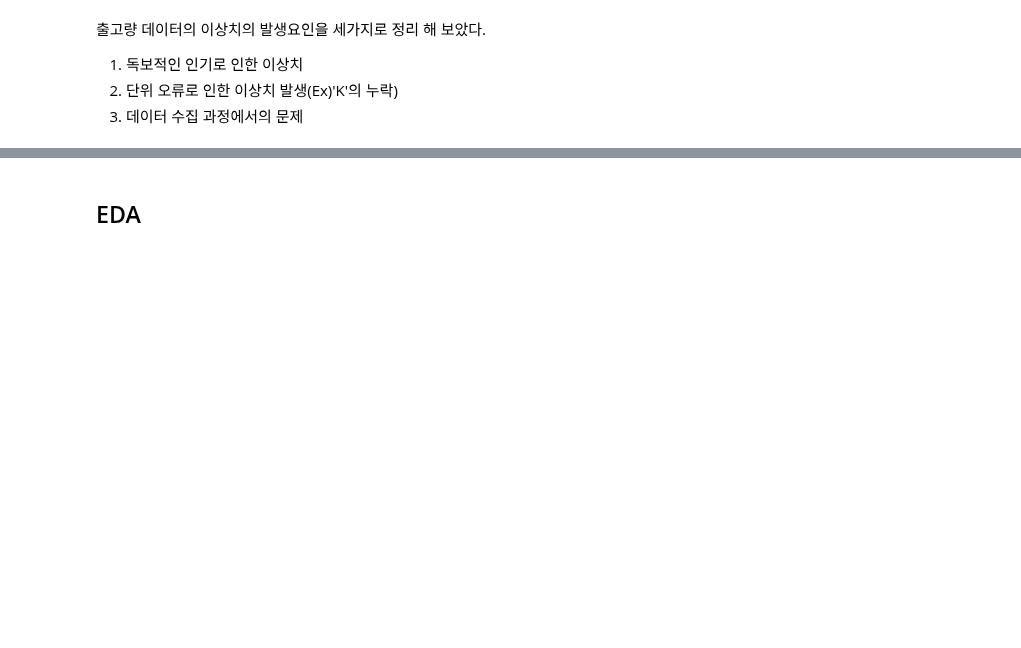
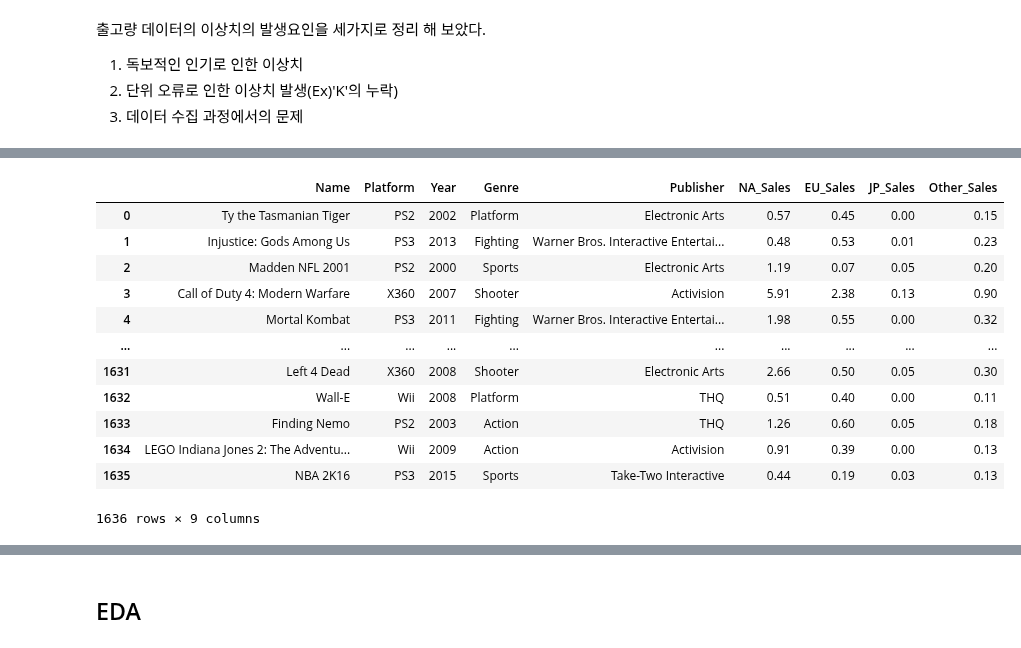
Before and after one commit to ljs7463/AnalysisProject, a Jupyter notebook: Gameanalysis.ipynb, the cells around one changed output, grey strips where cells are left out. Drawn from its saved outputs; the diff is of its cells as text; code cells hidden in the pictures; blank space fills up the shorter version.

```diff
--- a/Gameanalysis.ipynb
+++ b/Gameanalysis.ipynb
@@ -503,0 +530,5 @@ Int64Index([   90,   105,   119,   123,   146,   152,   162,   179,   189,
+# %%
+Megahit_NA = dataset['NA_Sales'][find_outlier_by_Tukey(dataset['NA_Sales'])[0]].index # 북미
+Megahit_EU = dataset['EU_Sales'][find_outlier_by_Tukey(dataset['EU_Sales'])[0]].index # 유럽
+Megahit_JP = dataset['JP_Sales'][find_outlier_by_Tukey(dataset['JP_Sales'])[0]].index # 일본
+Megahit_Other = dataset['Other_Sales'][find_outlier_by_Tukey(dataset['Other_Sales'])[0]].index # 다른국가
@@ -503,0 +605,35 @@ Int64Index([   90,   105,   119,   123,   146,   152,   162,   179,   189,
+# %%
+# 북미
+Megadata_NA = pd.DataFrame(Megadata_NA)
+Megadata_NA = Megadata_NA.reset_index()
+Megadata_NA = Megadata_NA.drop('index', axis =1)
+Megadata_NA
+# 유럽
+Megadata_EU = pd.DataFrame(Megadata_EU)
+Megadata_EU = Megadata_EU.reset_index()
+Megadata_EU = Megadata_EU.drop('index', axis =1)
+Megadata_EU
+# 일본
+Megadata_JP = pd.DataFrame(Megadata_JP)
+Megadata_JP = Megadata_JP.reset_index()
+Megadata_JP = Megadata_JP.drop('index', axis =1)
+Megadata_JP
+# 다른국가
+Megadata_Other = pd.DataFrame(Megadata_Other)
+Megadata_Other = Megadata_Other.reset_index()
+Megadata_Other = Megadata_Other.drop('index', axis =1)
+Megadata_Other
+# %% [output]
+|  | Name | Platform | Year | Genre | Publisher | NA_Sales | EU_Sales | JP_Sales | Other_Sales |
+| 0 | Ty the Tasmanian Tiger | PS2 | 2002 | Platform | Electronic Arts | 0.57 | 0.45 | 0.00 | 0.15 |
+| 1 | Injustice: Gods Among Us | PS3 | 2013 | Fighting | Warner Bros. Interactive Entertai... | 0.48 | 0.53 | 0.01 | 0.23 |
+| 2 | Madden NFL 2001 | PS2 | 2000 | Sports | Electronic Arts | 1.19 | 0.07 | 0.05 | 0.20 |
+| 3 | Call of Duty 4: Modern Warfare | X360 | 2007 | Shooter | Activision | 5.91 | 2.38 | 0.13 | 0.90 |
+| 4 | Mortal Kombat | PS3 | 2011 | Fighting | Warner Bros. Interactive Entertai... | 1.98 | 0.55 | 0.00 | 0.32 |
+| ... | ... | ... | ... | ... | ... | ... | ... | ... | ... |
+| 1631 | Left 4 Dead | X360 | 2008 | Shooter | Electronic Arts | 2.66 | 0.50 | 0.05 | 0.30 |
+| 1632 | Wall-E | Wii | 2008 | Platform | THQ | 0.51 | 0.40 | 0.00 | 0.11 |
+| 1633 | Finding Nemo | PS2 | 2003 | Action | THQ | 1.26 | 0.60 | 0.05 | 0.18 |
+| 1634 | LEGO Indiana Jones 2: The Adventu... | Wii | 2009 | Action | Activision | 0.91 | 0.39 | 0.00 | 0.13 |
+| 1635 | NBA 2K16 | PS3 | 2015 | Sports | Take-Two Interactive | 0.44 | 0.19 | 0.03 | 0.13 |
+1636 rows × 9 columns
```
Also changed, not shown: parts of 18 cells of this notebook.
